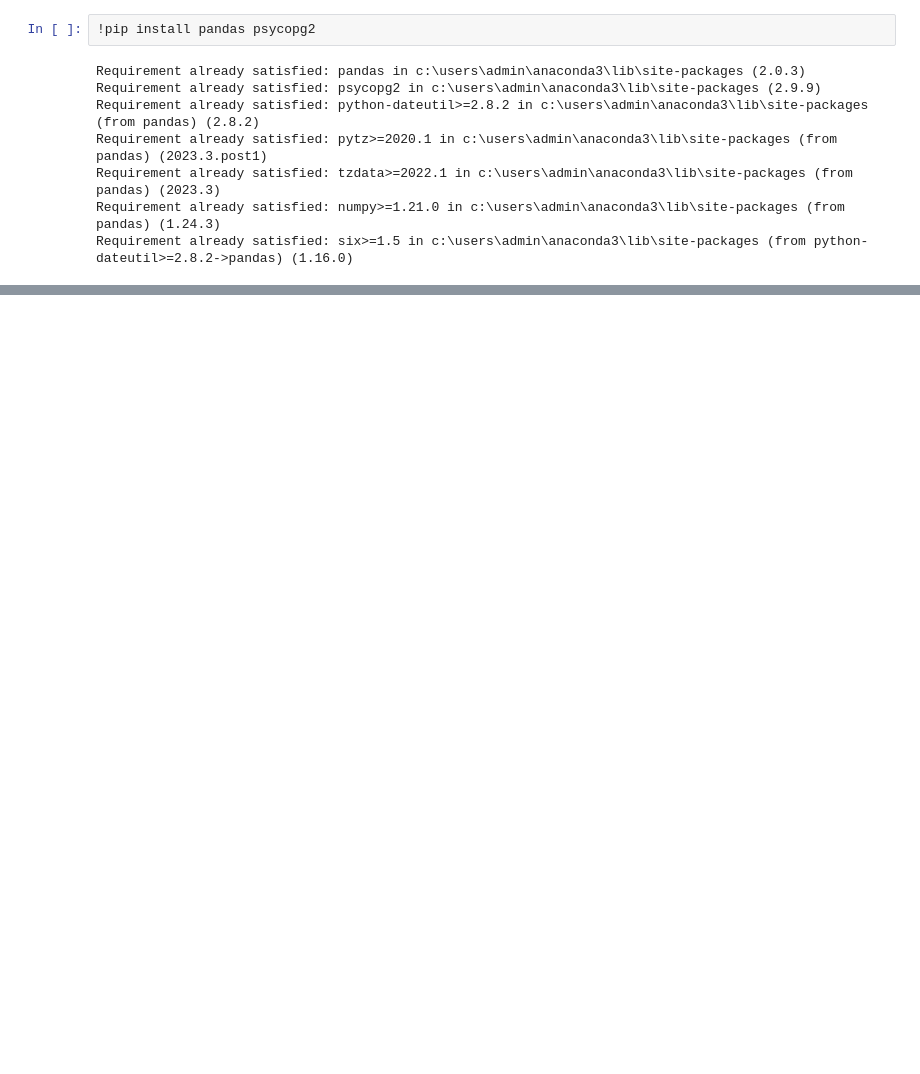
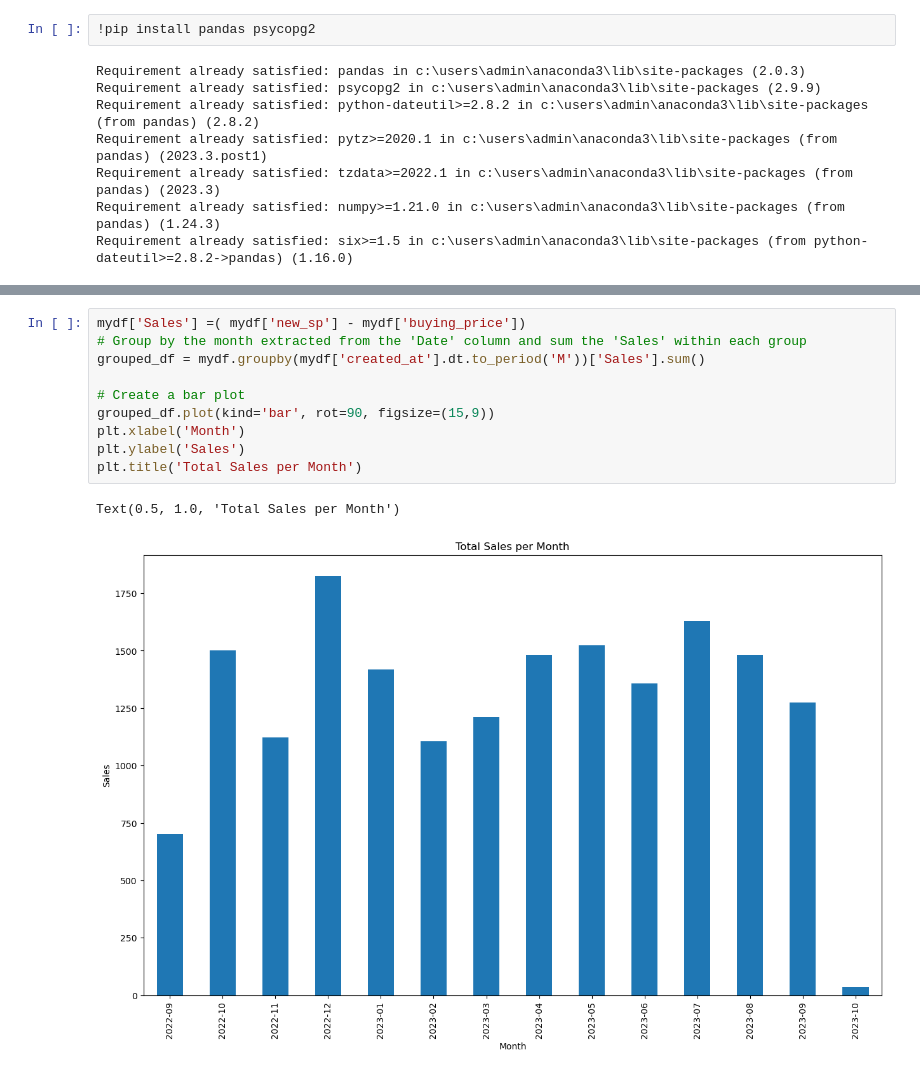
Before and after one commit to CMathenge1/data_science, a Jupyter notebook: panda_sql.py.ipynb, the cells around one changed output, grey strips where cells are left out. Saved outputs shown, nothing was run; the diff lists cells and outputs as text; blank space fills up the shorter version.

```diff
--- a/panda_sql.py.ipynb
+++ b/panda_sql.py.ipynb
@@ -27,0 +198,13 @@ OptionError: No such option
+# %%
+mydf['Sales'] =( mydf['new_sp'] - mydf['buying_price'])
+# Group by the month extracted from the 'Date' column and sum the 'Sales' within each group
+grouped_df = mydf.groupby(mydf['created_at'].dt.to_period('M'))['Sales'].sum()
+
+# Create a bar plot
+grouped_df.plot(kind='bar', rot=90, figsize=(15,9))
+plt.xlabel('Month')
+plt.ylabel('Sales')
+plt.title('Total Sales per Month')
+# %% [output]
+Text(0.5, 1.0, 'Total Sales per Month')
+[figure, added]
```
Also changed, not shown: parts of 21 cells of this notebook, 2 other files.
